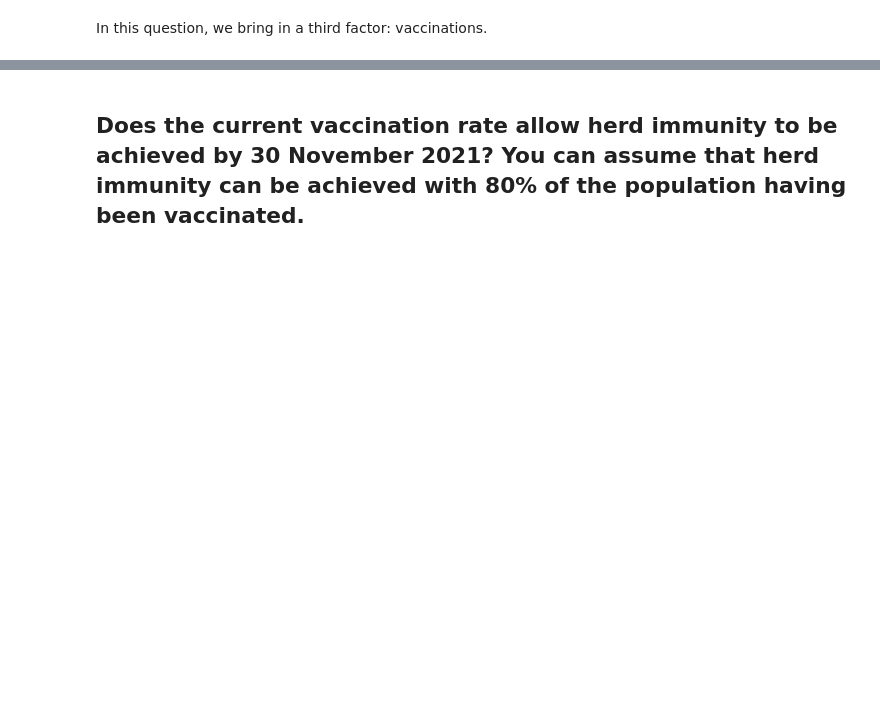
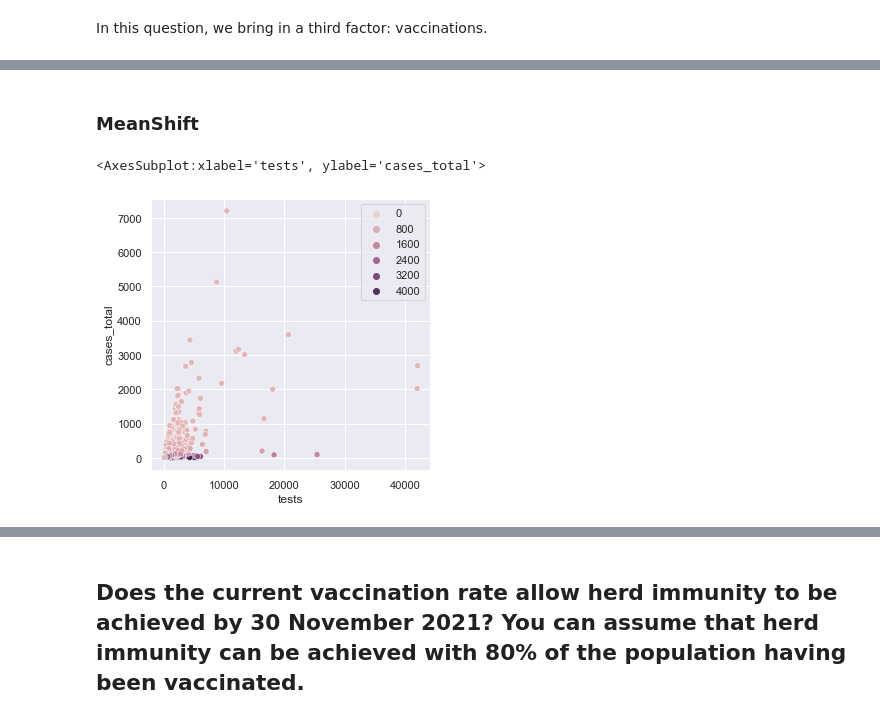
Before and after one commit to sidharrth2002/covid-streamlit-2, a Jupyter notebook: exploration.ipynb, the cells around one changed output, grey strips where cells are left out. Cells and saved outputs as stored; diff of their text form; code cells hidden in the pictures; blank space fills up the shorter version.

```diff
--- a/exploration.ipynb
+++ b/exploration.ipynb
@@ -1203,0 +1300,15 @@ for i, date_range in enumerate(ranges):
+# %% [markdown]
+### MeanShift
+# %%
+from sklearn.cluster import MeanShift
+
+ms = MeanShift(bandwidth=0.5)
+ms.fit(clusters[['cases_total', 'tests']])
+cluster_centers = ms.cluster_centers_
+cluster_predictions = ms.predict(clusters[['cases_total', 'tests']])
+
+plt.figure(figsize=(5, 5))
+sns.scatterplot(data=clusters, x='tests', y='cases_total', hue=cluster_predictions)
+# %% [output]
+<AxesSubplot:xlabel='tests', ylabel='cases_total'>
+[figure, added]
```
Also changed, not shown: parts of 13 cells of this notebook.
